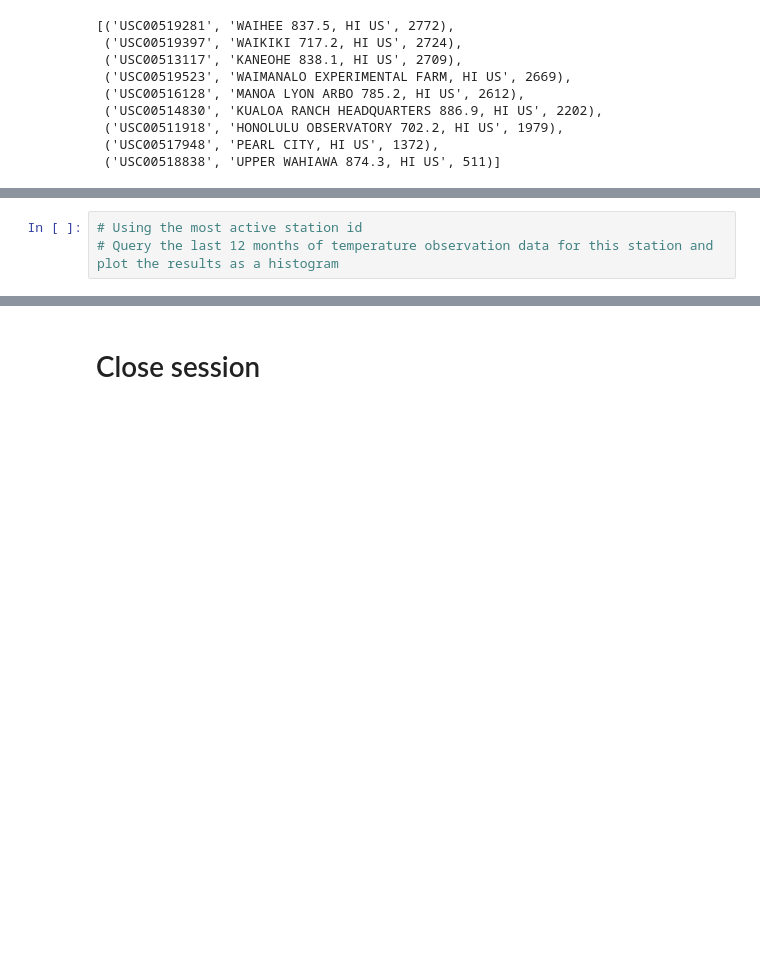
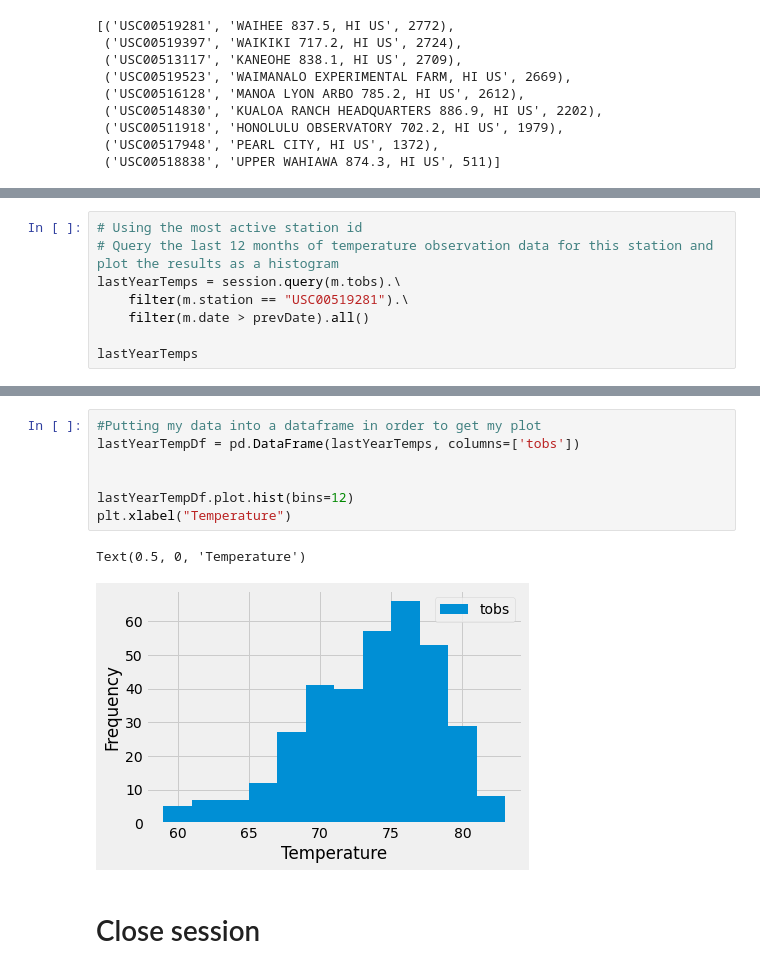
Before and after one commit to ntarver0409/precipitationAnalysis, a Jupyter notebook: precipAnalysis.ipynb, the cells around one changed output, grey strips where cells are left out. Cells and saved outputs as stored; diff of their text form; blank space fills up the shorter version.

Commit message:
Added station histogram and other analysis to precipitationAnalysis.ipynb

```diff
--- a/precipAnalysis.ipynb
+++ b/precipAnalysis.ipynb
@@ -234,3 +241,8 @@ The lowest Temp recorded as the Waihee station is (54.0, 85.0, 71.66378066378067
 # %%
 # Using the most active station id
 # Query the last 12 months of temperature observation data for this station and plot the results as a histogram
+lastYearTemps = session.query(m.tobs).\
+    filter(m.station == "USC00519281").\
+    filter(m.date > prevDate).all()
+
+lastYearTemps
@@ -237,3 +267,13 @@ The lowest Temp recorded as the Waihee station is (54.0, 85.0, 71.66378066378067
+# %%
+#Putting my data into a dataframe in order to get my plot
+lastYearTempDf = pd.DataFrame(lastYearTemps, columns=['tobs'])
+
+
+lastYearTempDf.plot.hist(bins=12)
+plt.xlabel("Temperature")
+# %% [output]
+Text(0.5, 0, 'Temperature')
+[figure, added]
 # %% [markdown]
 # Close session
 # %%
```
Also changed, not shown: parts of 2 cells of this notebook.
